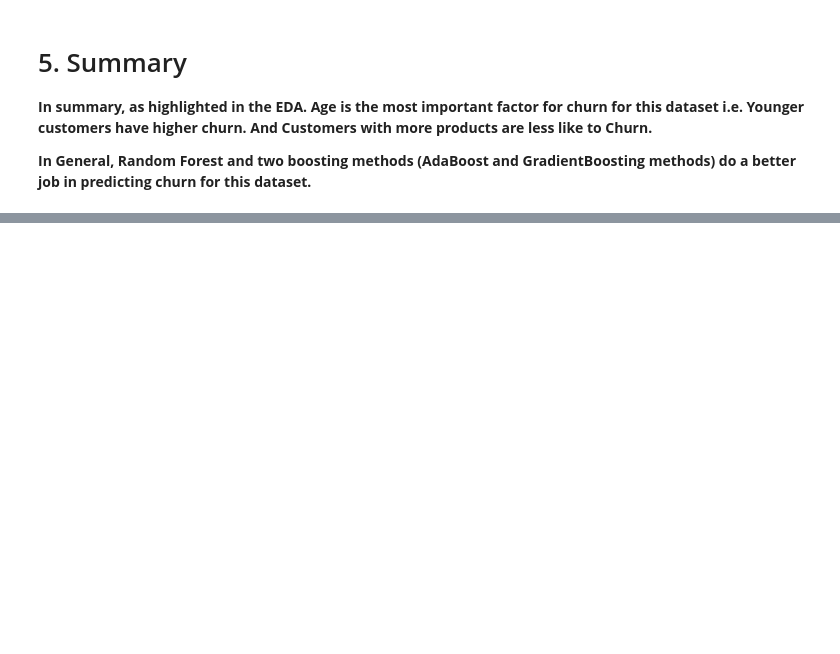
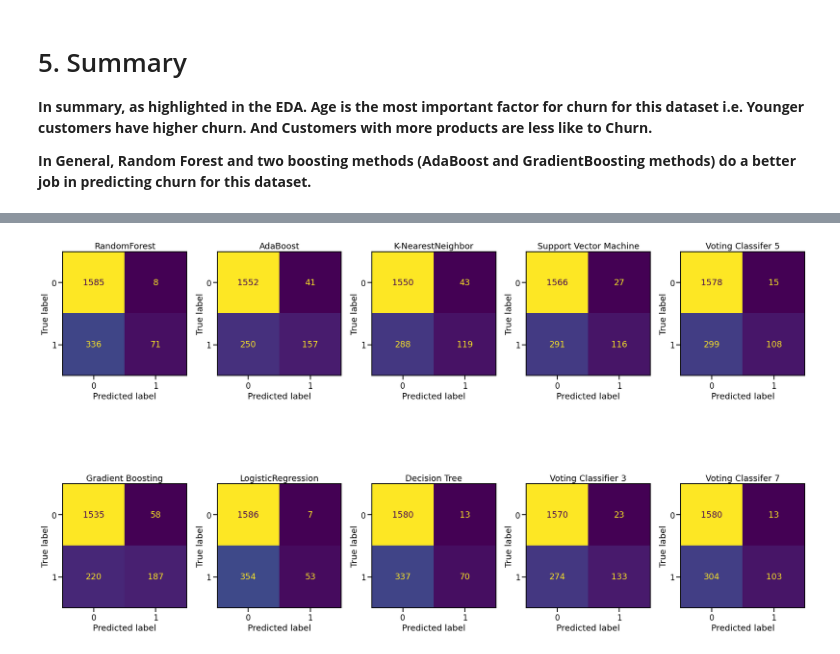
Before and after one commit to i-bishalb/MachineLearningAssignments, a Jupyter notebook: Bank_Customers_Churn_Classification/Churn_Classification.ipynb, the cells around one changed output, grey strips where cells are left out. Saved outputs shown, nothing was run; the diff lists cells and outputs as text; code cells hidden in the pictures; blank space fills up the shorter version.

```diff
--- a/Bank_Customers_Churn_Classification/Churn_Classification.ipynb
+++ b/Bank_Customers_Churn_Classification/Churn_Classification.ipynb
@@ -669,0 +760,34 @@ plt.show()
+# %%
+from sklearn.metrics import roc_curve, precision_recall_curve, confusion_matrix
+from sklearn.metrics import ConfusionMatrixDisplay
+sns.set_context('talk')
+
+nrows = 2
+ncols = 5
+
+
+
+fig, ax = plt.subplots(nrows,ncols,figsize=(23,15))
+
+i=0
+name_val_voting =[ 'RandomForest',  'Gradient Boosting','AdaBoost',
+            'LogisticRegression', 'K-NearestNeighbor', 'Decision Tree',
+             'Support Vector Machine',
+            'Voting Classifier 3', 'Voting Classifer 5', 'Voting Classifer 7']
+for ii in range(0,len(names_voting)):
+
+    row = ii % nrows
+    col = ii // (ncols + (nrows-ncols))
+    x = names_voting[ii]
+    model = best_estimators_voting[x]
+
+    y_pred = model.fit(X_train, y_train).predict(X_test)
+
+
+    cm = confusion_matrix(y_test, y_pred)
+    ConfusionMatrixDisplay(cm).plot(ax = ax[row][col], colorbar = False)
+    ax[row][col].set_title(name_val_voting[ii])
+
+plt.tight_layout()
+# %% [output]
+[figure, added]
```
Also changed, not shown: parts of 9 cells of this notebook.
